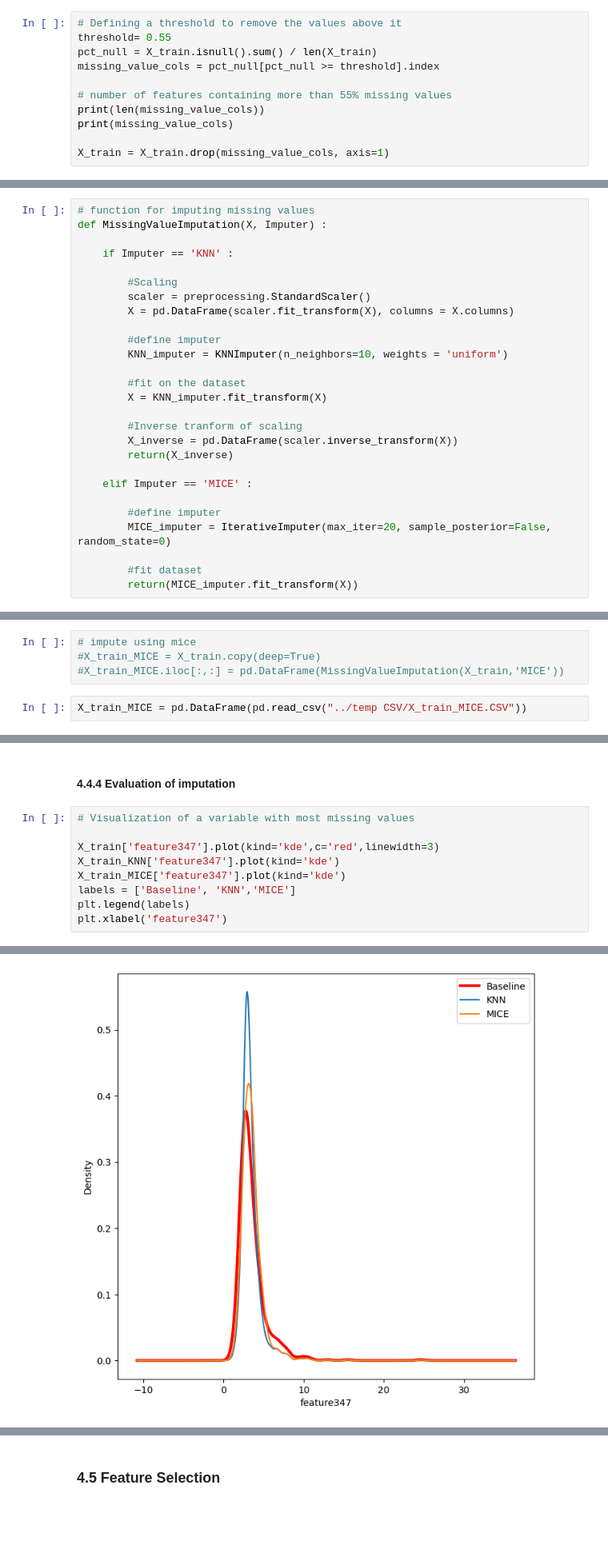
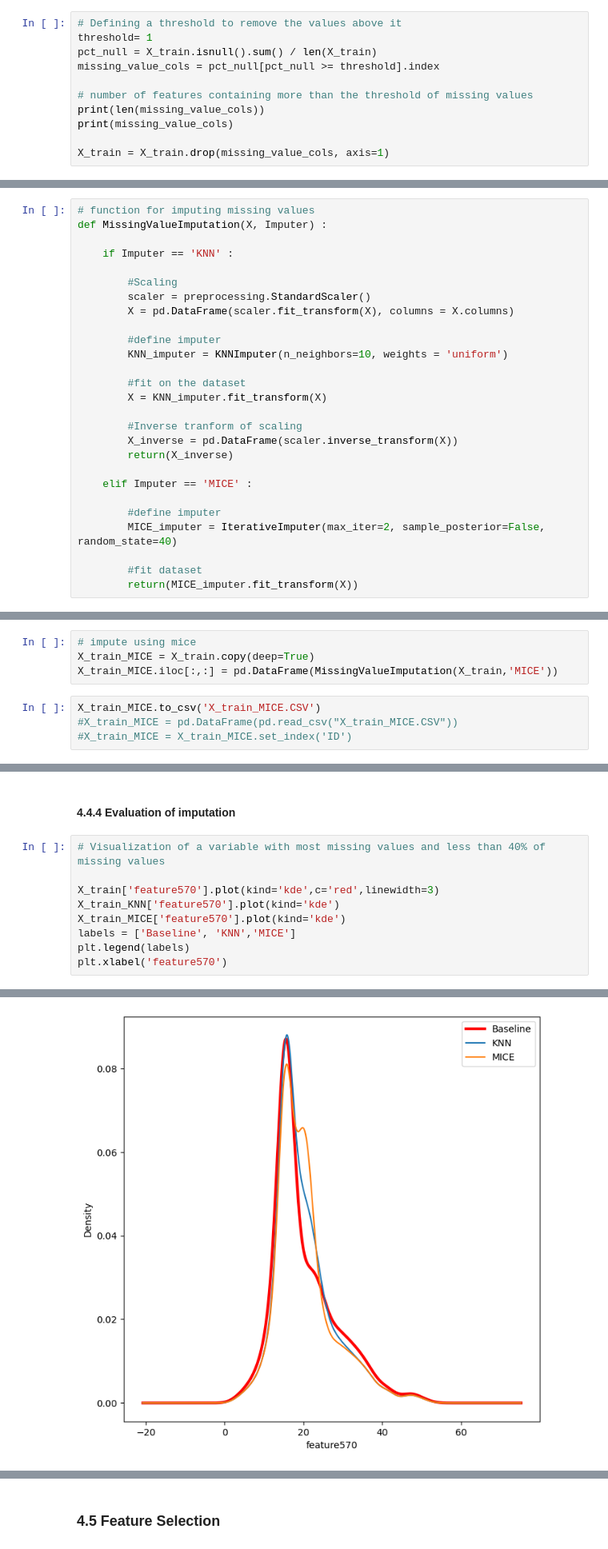
Before and after one commit to Landschy/datamining-htw, a Jupyter notebook: scripts/Behzad.ipynb, the cells around one changed output, grey strips where cells are left out. Shown at 80% size. Saved outputs shown, nothing was run; the diff lists cells and outputs as text; blank space fills up the shorter version.

```diff
--- a/scripts/Behzad.ipynb
+++ b/scripts/Behzad.ipynb
@@ -433,11 +426,11 @@ plt.show()
 [figure]
 # %%
 # Defining a threshold to remove the values above it
-threshold= 0.55
+threshold= 1
 pct_null = X_train.isnull().sum() / len(X_train)
 missing_value_cols = pct_null[pct_null >= threshold].index
 
-# number of features containing more than 55% missing values
+# number of features containing more than the threshold of missing values
 print(len(missing_value_cols))
 print(missing_value_cols)
 
@@ -589,7 +578,7 @@ def MissingValueImputation(X, Imputer) :
     elif Imputer == 'MICE' :
 
         #define imputer
-        MICE_imputer = IterativeImputer(max_iter=20, sample_posterior=False, random_state=0)
+        MICE_imputer = IterativeImputer(max_iter=2, sample_posterior=False, random_state=40)
 
         #fit dataset
         return(MICE_imputer.fit_transform(X))
@@ -607,10 +596,12 @@ X_train_KNN.isna().sum().sum()
 #### 4.4.3 MICE
 # %%
 # impute using mice
-#X_train_MICE = X_train.copy(deep=True)
-#X_train_MICE.iloc[:,:] = pd.DataFrame(MissingValueImputation(X_train,'MICE'))
+X_train_MICE = X_train.copy(deep=True)
+X_train_MICE.iloc[:,:] = pd.DataFrame(MissingValueImputation(X_train,'MICE'))
 # %%
-X_train_MICE = pd.DataFrame(pd.read_csv("../temp CSV/X_train_MICE.CSV"))
+X_train_MICE.to_csv('X_train_MICE.CSV')
+#X_train_MICE = pd.DataFrame(pd.read_csv("X_train_MICE.CSV"))
+#X_train_MICE = X_train_MICE.set_index('ID')
 # %%
 X_train_MICE.isna().sum().sum()
 # %% [output]
@@ -618,12 +609,12 @@ X_train_MICE.isna().sum().sum()
 # %% [markdown]
 #### 4.4.4 Evaluation of imputation
 # %%
-# Visualization of a variable with most missing values
+# Visualization of a variable with most missing values and less than 40% of missing values
 
-X_train['feature347'].plot(kind='kde',c='red',linewidth=3)
-X_train_KNN['feature347'].plot(kind='kde')
-X_train_MICE['feature347'].plot(kind='kde')
+X_train['feature570'].plot(kind='kde',c='red',linewidth=3)
+X_train_KNN['feature570'].plot(kind='kde')
+X_train_MICE['feature570'].plot(kind='kde')
 labels = ['Baseline', 'KNN','MICE']
 plt.legend(labels)
-plt.xlabel('feature347')
+plt.xlabel('feature570')
 # %% [output]
@@ -631,4 +622,4 @@ Text(0.5, 0, 'feature347')
-[figure, old version]
+[figure, new version]
 # %%
 # plot the std of the features with more than 3% of missing values before and after imputation with knn and mice
 feature_missing_sum = pd.DataFrame((X_train.isna()).sum())
```
Also changed, not shown: parts of 50 cells of this notebook, 6 other files.
